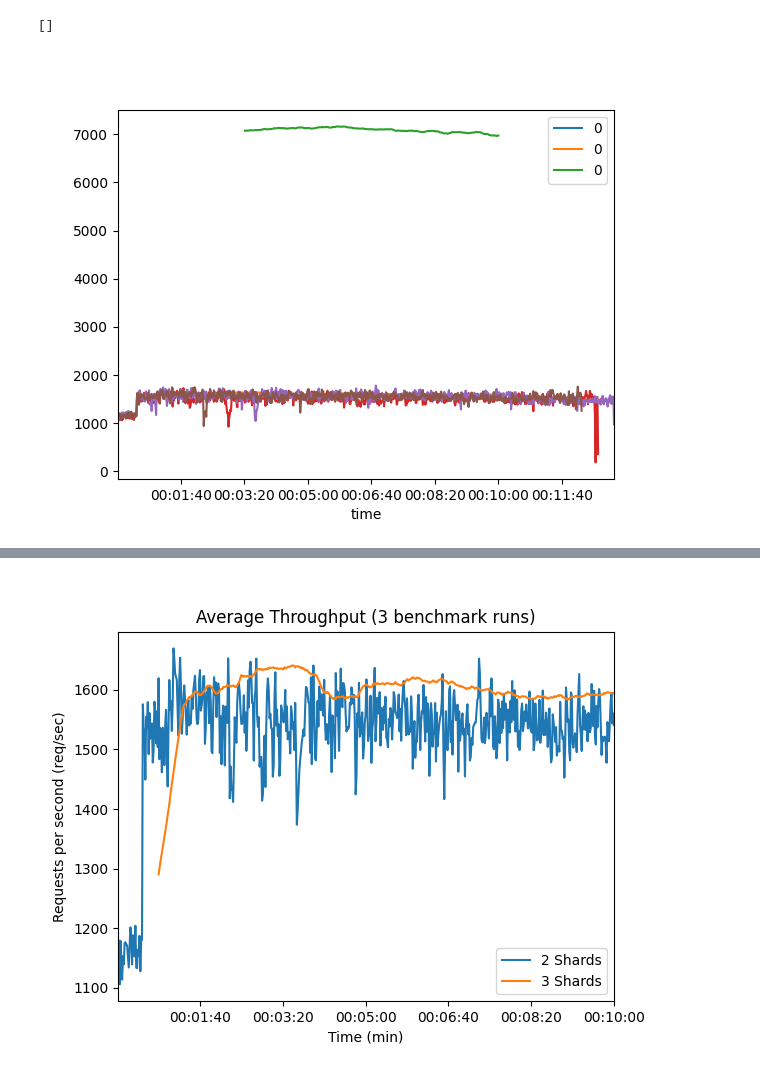
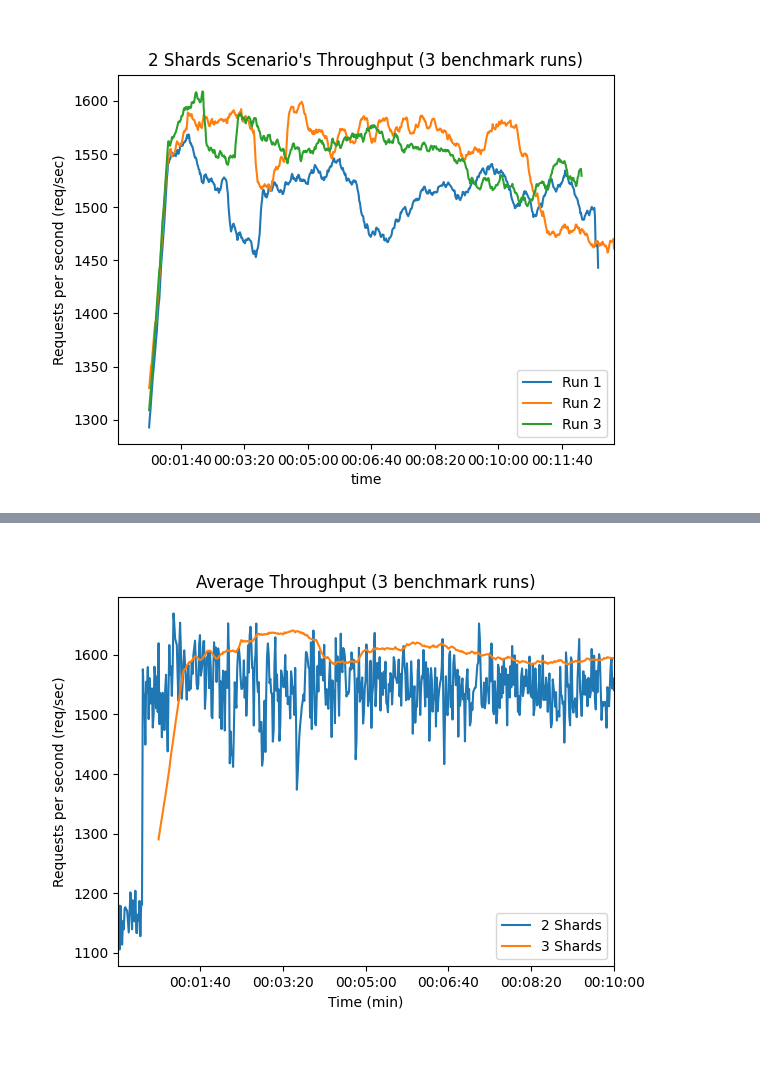
Before and after one commit to Corgam/mongo_benchmark, a Jupyter notebook: data_analysis/throughput_all_average.ipynb, the cells around one changed output, grey strips where cells are left out. Saved outputs shown, nothing was run; the diff lists cells and outputs as text; code cells hidden in the pictures.

Commit message:
Uploaded figures

```diff
--- a/data_analysis/throughput_all_average.ipynb
+++ b/data_analysis/throughput_all_average.ipynb
@@ -47,8 +48,7 @@ seconds2_1 = df_responses2_1.latency.resample("S").count()
 seconds2_1 = seconds2_1.rolling(50).mean()
 print(seconds2_1.mean())
 print(seconds2_1.head(10))
-ax = seconds2_1.plot(label="No Shards")
-ax.plot()
+ax = seconds2_1.plot(label="No Shards", ylabel= "Requests per second (req/sec)", xlabel="Time (min)", title="2 Shards Scenario's Throughput (3 benchmark runs)")
 
 df2_2: pd.DataFrame = pd.DataFrame()
 df2_2: pd.DataFrame = pd.read_csv(DATA_PATH2_2)
@@ -62,8 +62,7 @@ seconds2_2 = df_responses2_2.latency.resample("S").count()
 seconds2_2 = seconds2_2.rolling(50).mean()
 print(seconds2_2.mean())
 print(seconds2_2.head(10))
-ax2 = seconds2_2.plot(label="No Shards")
-ax2.plot()
+seconds2_2.plot(label="No Shards", ax=ax)
 
 df2_3: pd.DataFrame = pd.DataFrame()
 df2_3: pd.DataFrame = pd.read_csv(DATA_PATH2_3)
@@ -77,6 +76,9 @@ seconds2_3 = df_responses2_3.latency.resample("S").count()
 seconds2_3 = seconds2_3.rolling(50).mean()
 print(seconds2_3.mean())
 print(seconds2_3.head(10))
-ax3 = seconds2_3.plot(label="No Shards")
-ax3.plot()
+seconds2_3.plot(label="No Shards", ax=ax)
+
+
+plt.legend((["Run 1", "Run 2", "Run 3"]),loc='lower right')
+plt.show()
 # %% [output]
@@ -100,5 +102,4 @@ Freq: S, Name: latency, dtype: int64
-[]
-[figure, old version]
+[figure, new version]
 # %%
 # 3 Shards
 plt.clf()
```
Also changed, not shown: parts of 5 cells of this notebook, 14 other files.
